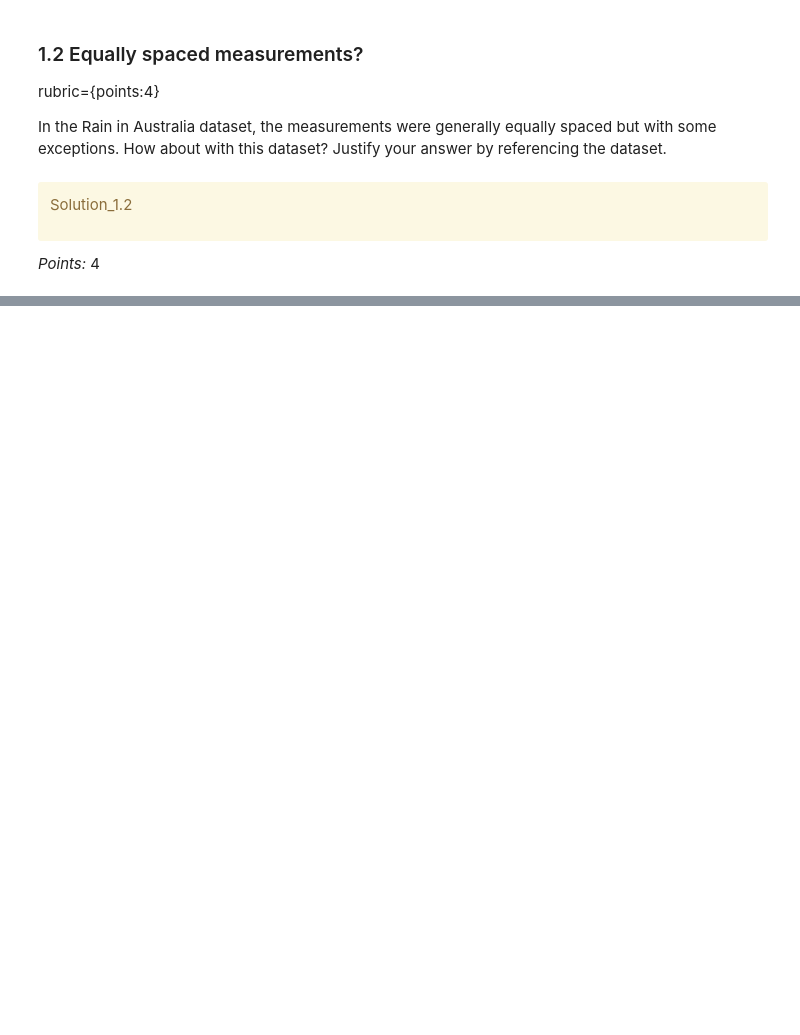
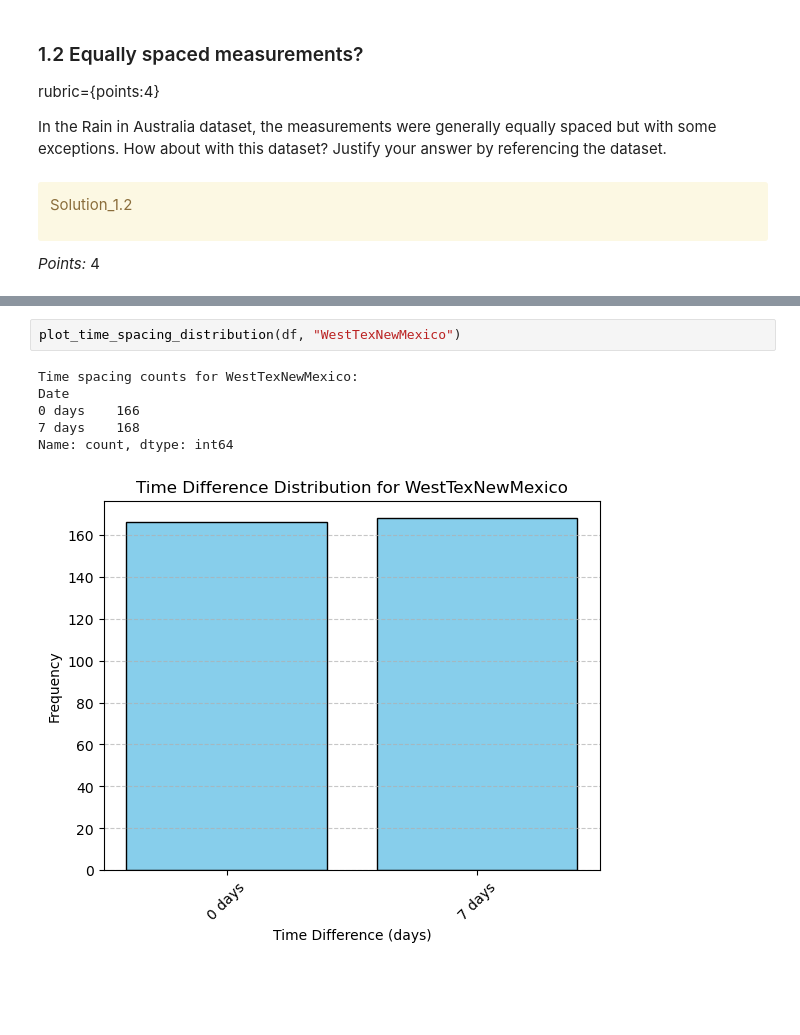
Before and after one commit to aneeshanavlakha/hw8, a Jupyter notebook: hw8.ipynb, the cells around one changed output, grey strips where cells are left out. Saved outputs shown, nothing was run; the diff lists cells and outputs as text; blank space fills up the shorter version.

```diff
--- a/hw8.ipynb
+++ b/hw8.ipynb
@@ -143,3 +253,12 @@ _Type your answer here, replacing this text._
+# %%
+plot_time_spacing_distribution(df, "WestTexNewMexico")
+# %% [output]
+Time spacing counts for WestTexNewMexico:
+Date
+0 days    166
+7 days    168
+Name: count, dtype: int64
+[figure, added]
 # %% [markdown]
 <!-- END QUESTION -->
 
```
Also changed, not shown: parts of 45 cells of this notebook.
